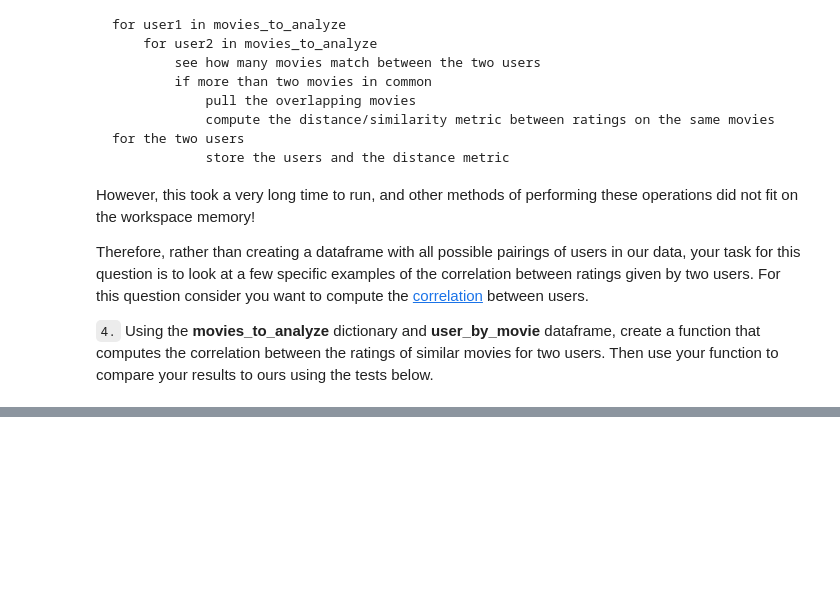
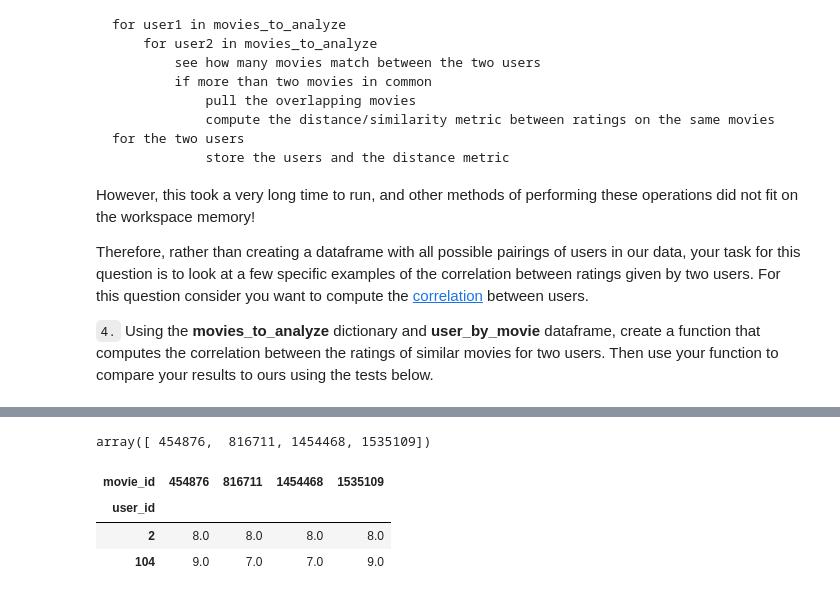
Before and after one commit to ChristopherDaigle/udacity_nano_ds, a Jupyter notebook: main_lessons/04_exp_des_recc/lesson_06-reccomendation_engines.ipynb, the cells around one changed output, grey strips where cells are left out. Cells and saved outputs as stored; diff of their text form; code cells hidden in the pictures; blank space fills up the shorter version.

```diff
--- a/main_lessons/04_exp_des_recc/lesson_06-reccomendation_engines.ipynb
+++ b/main_lessons/04_exp_des_recc/lesson_06-reccomendation_engines.ipynb
@@ -1100,0 +1177,11 @@ Therefore, rather than creating a dataframe with all possible pairings of users
+# %%
+np.intersect1d(movies_to_analyze[2], movies_to_analyze[104], assume_unique=True)
+# %% [output]
+array([ 454876,  816711, 1454468, 1535109])
+# %%
+user_by_movie.loc[(2, 104), np.intersect1d(movies_to_analyze[2], movies_to_analyze[104], assume_unique=True)]
+# %% [output]
+| movie_id | 454876 | 816711 | 1454468 | 1535109 |
+| user_id |  |  |  |  |
+| 2 | 8.0 | 8.0 | 8.0 | 8.0 |
+| 104 | 9.0 | 7.0 | 7.0 | 9.0 |
```
Also changed, not shown: parts of 27 cells of this notebook.
